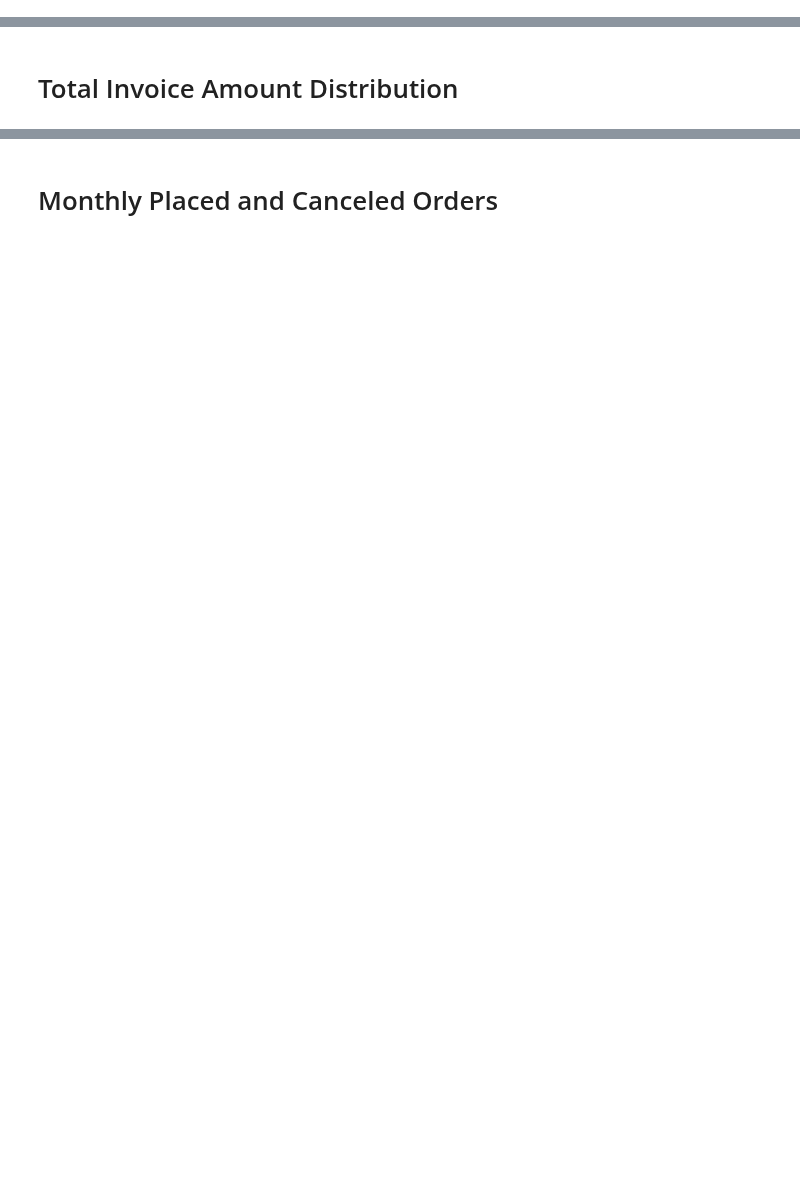
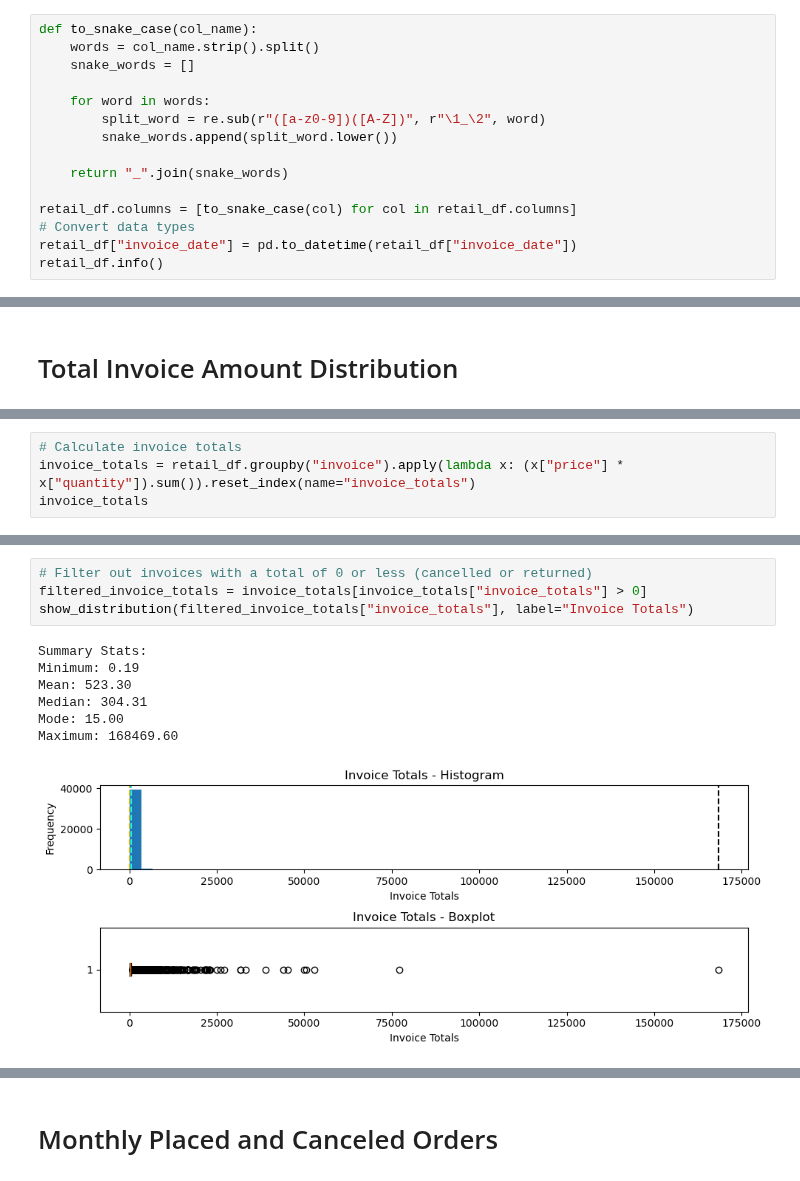
Before and after one commit to jarviscanada/jarvis_data_eng_SarazhiliuHe, a Jupyter notebook: python_data_analytics/retail_data_analytics_wrangling.ipynb, the cells around one changed output, grey strips where cells are left out. Cells and saved outputs as stored; diff of their text form; blank space fills up the shorter version.

Commit message:
feat: finish data analytics

```diff
--- a/python_data_analytics/retail_data_analytics_wrangling.ipynb
+++ b/python_data_analytics/retail_data_analytics_wrangling.ipynb
@@ -114,3 +131,18 @@ retail_df.head()
 | 2 | 489434 | 79323W | WHITE CHERRY LIGHTS | 12 | 2009-12-01 07:45:00 | 6.75 | 13085.0 | United Kingdom |
 | 3 | 489434 | 22041 | RECORD FRAME 7" SINGLE SIZE | 48 | 2009-12-01 07:45:00 | 2.10 | 13085.0 | United Kingdom |
 | 4 | 489434 | 21232 | STRAWBERRY CERAMIC TRINKET BOX | 24 | 2009-12-01 07:45:00 | 1.25 | 13085.0 | United Kingdom |
+# %%
+def to_snake_case(col_name):
+    words = col_name.strip().split()
+    snake_words = []
+
+    for word in words:
+        split_word = re.sub(r"([a-z0-9])([A-Z])", r"\1_\2", word)
+        snake_words.append(split_word.lower())
+
+    return "_".join(snake_words)
+
+retail_df.columns = [to_snake_case(col) for col in retail_df.columns]
+# Convert data types
+retail_df["invoice_date"] = pd.to_datetime(retail_df["invoice_date"])
+retail_df.info()
@@ -136,0 +180,4 @@ retail_df.head()
+# %%
+# Calculate invoice totals
+invoice_totals = retail_df.groupby("invoice").apply(lambda x: (x["price"] * x["quantity"]).sum()).reset_index(name="invoice_totals")
+invoice_totals
@@ -136,0 +242,12 @@ retail_df.head()
+# %%
+# Filter out invoices with a total of 0 or less (cancelled or returned)
+filtered_invoice_totals = invoice_totals[invoice_totals["invoice_totals"] > 0]
+show_distribution(filtered_invoice_totals["invoice_totals"], label="Invoice Totals")
+# %% [output]
+Summary Stats:
+Minimum: 0.19
+Mean: 523.30
+Median: 304.31
+Mode: 15.00
+Maximum: 168469.60
+[figure, added]
```
Also changed, not shown: parts of 53 cells of this notebook.
